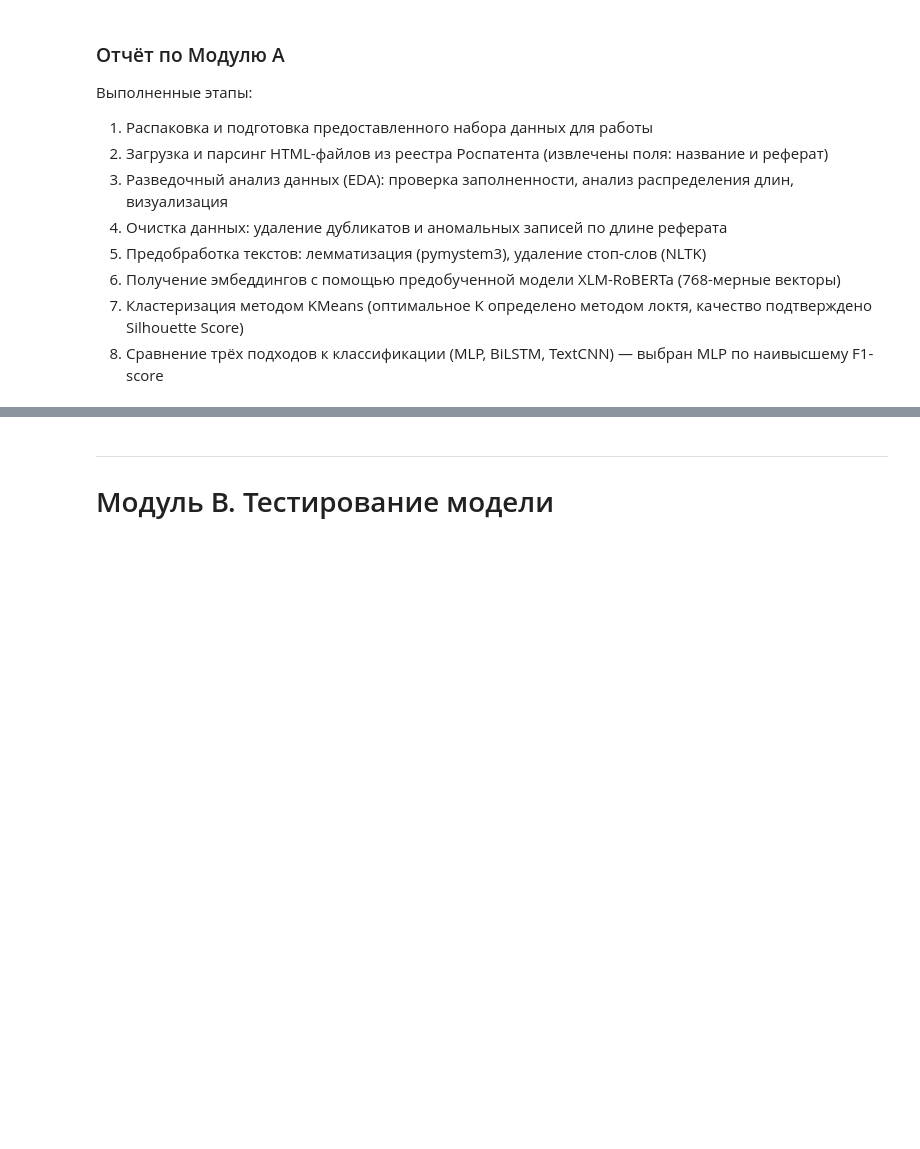
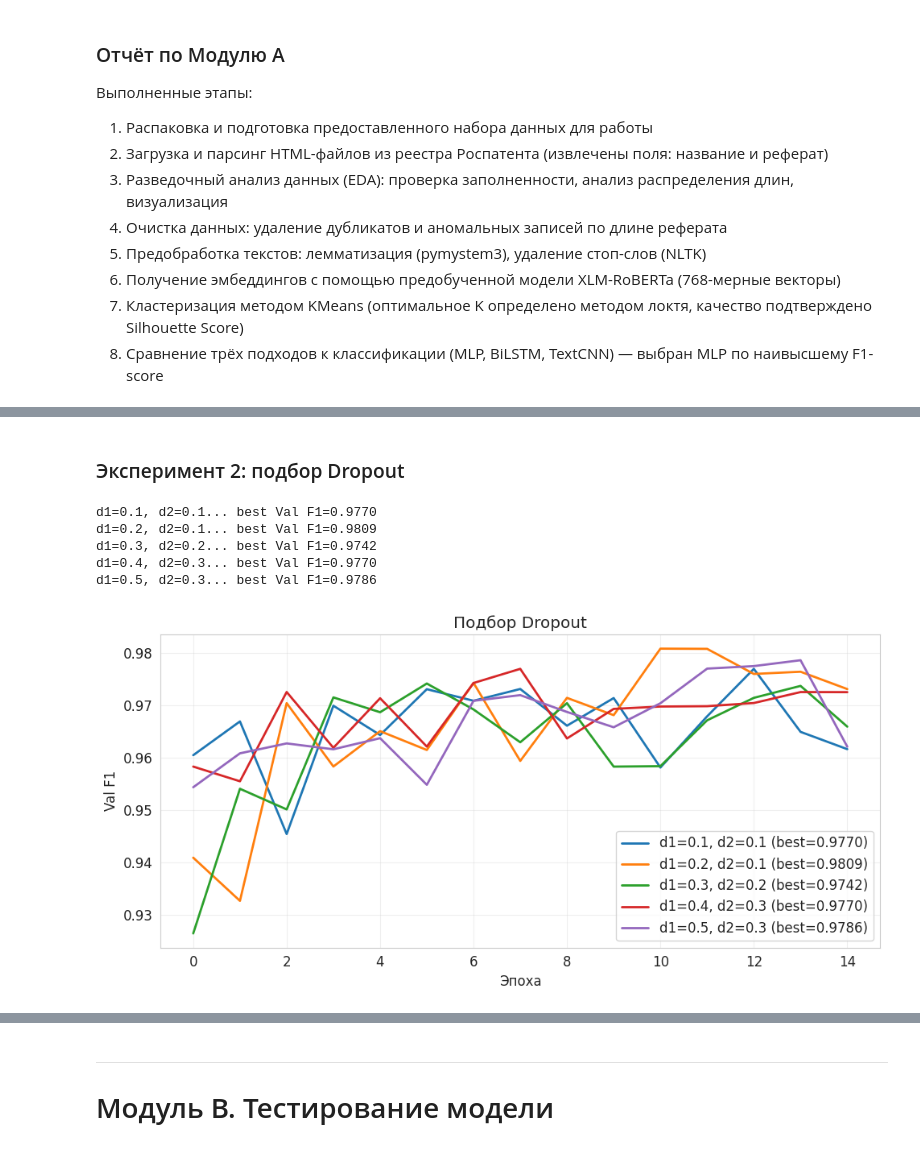
Before and after one commit to twixyy-sys/redesigned-fishstick, a Jupyter notebook: bomba.ipynb, the cells around one changed output, grey strips where cells are left out. Saved outputs shown, nothing was run; the diff lists cells and outputs as text; code cells hidden in the pictures; blank space fills up the shorter version.

```diff
--- a/bomba.ipynb
+++ b/bomba.ipynb
@@ -703,10 +710,10 @@ layers = [
     ('Input\n768', '#90CAF9'),
     ('Linear\n768→256', '#64B5F6'),
     ('ReLU', '#81C784'),
-    ('Dropout\n0.3', '#FFB74D'),
+    ('Dropout\n0.2', '#FFB74D'),
     ('Linear\n256→128', '#64B5F6'),
     ('ReLU', '#81C784'),
-    ('Dropout\n0.2', '#FFB74D'),
+    ('Dropout\n0.1', '#FFB74D'),
     ('Linear\n128→K', '#64B5F6'),
     ('Softmax', '#CE93D8'),
     ('Категория', '#66BB6A'),
@@ -900,0 +924,30 @@ print(f'\nЛучший F1: {best_f1:.4f}')
+# %% [markdown]
+### Эксперимент 2: подбор Dropout
+# %%
+# перебор значений dropout при фиксированном lr=0.001
+dropout_configs = [(0.1, 0.1), (0.2, 0.1), (0.3, 0.2), (0.4, 0.3), (0.5, 0.3)]
+drop_results = {}
+for d1, d2 in dropout_configs:
+    label = f'd1={d1}, d2={d2}'
+    print(f'{label}...', end=' ')
+    scores = train_mlp_quick(256, 128, d1, d2, lr=0.001)
+    drop_results[label] = scores
+    print(f'best Val F1={max(scores):.4f}')
+
+fig, ax = plt.subplots(figsize=(10, 5))
+for label, scores in drop_results.items():
+    ax.plot(scores, label=f'{label} (best={max(scores):.4f})', linewidth=2)
+ax.set_xlabel('Эпоха')
+ax.set_ylabel('Val F1')
+ax.set_title('Подбор Dropout')
+ax.legend()
+ax.grid(True, alpha=0.3)
+plt.tight_layout()
+plt.show()
+# %% [output]
+d1=0.1, d2=0.1... best Val F1=0.9770
+d1=0.2, d2=0.1... best Val F1=0.9809
+d1=0.3, d2=0.2... best Val F1=0.9742
+d1=0.4, d2=0.3... best Val F1=0.9770
+d1=0.5, d2=0.3... best Val F1=0.9786
+[figure, added]
```
Also changed, not shown: parts of 31 cells of this notebook.
